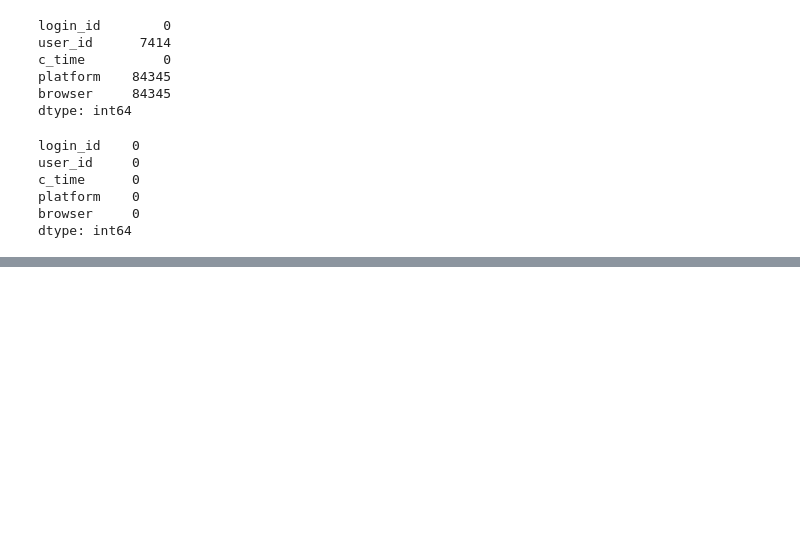
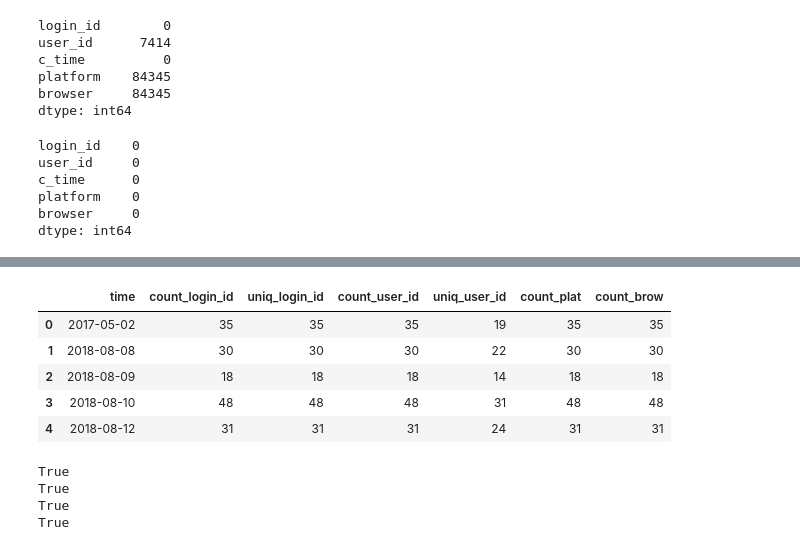
Before and after one commit to hundredeuk2/python, a Jupyter notebook: Dacon/2020DATACONCUP/SecondTry(Merge).ipynb, the cells around one changed output, grey strips where cells are left out. Saved outputs shown, nothing was run; the diff lists cells and outputs as text; code cells hidden in the pictures; blank space fills up the shorter version.

```diff
--- a/Dacon/2020DATACONCUP/SecondTry(Merge).ipynb
+++ b/Dacon/2020DATACONCUP/SecondTry(Merge).ipynb
@@ -232,0 +255,25 @@ dtype: int64
+# %%
+df_list = [time, count_login_id, uniq_login_id, count_user_id, uniq_user_id, count_plat,count_brow]
+col_list = ['time', 'count_login_id', 'uniq_login_id', 'count_user_id', 'uniq_user_id', 'count_plat','count_brow']
+
+new_login_df = pd.DataFrame(data=df_list)
+new_login_df = new_login_df.T
+new_login_df.columns=[col_list]
+new_login_df.head()
+# %% [output]
+|  | time | count_login_id | uniq_login_id | count_user_id | uniq_user_id | count_plat | count_brow |
+| 0 | 2017-05-02 | 35 | 35 | 35 | 19 | 35 | 35 |
+| 1 | 2018-08-08 | 30 | 30 | 30 | 22 | 30 | 30 |
+| 2 | 2018-08-09 | 18 | 18 | 18 | 14 | 18 | 18 |
+| 3 | 2018-08-10 | 48 | 48 | 48 | 31 | 48 | 48 |
+| 4 | 2018-08-12 | 31 | 31 | 31 | 24 | 31 | 31 |
+# %%
+print(np.array_equal(count_login_id, uniq_login_id))
+print(np.array_equal(count_login_id, count_user_id))
+print(np.array_equal(count_login_id, count_plat))
+print(np.array_equal(count_login_id, count_brow))
+# %% [output]
+True
+True
+True
+True
```
Also changed, not shown: parts of 24 cells of this notebook.
